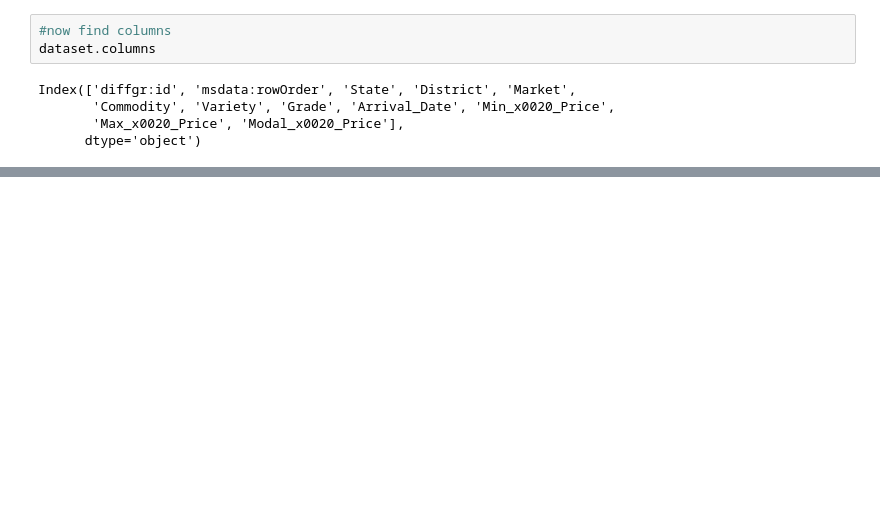
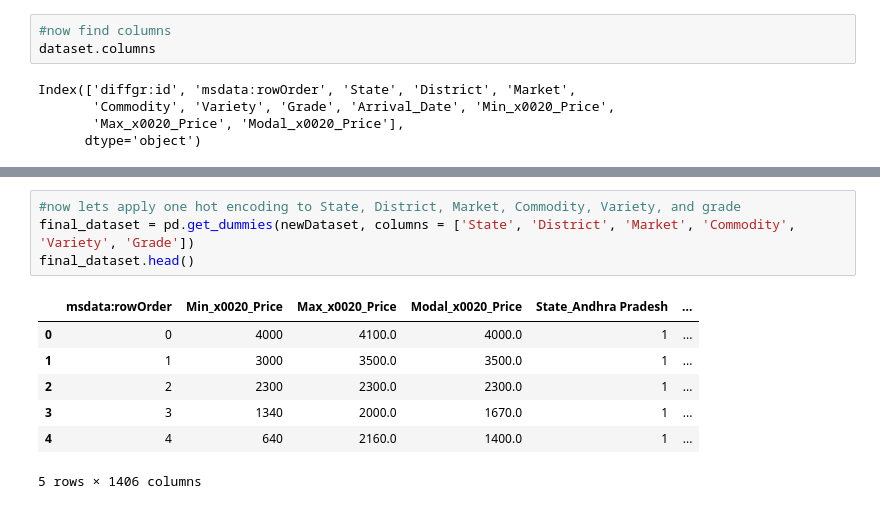
Before and after one commit to arfan64shah/Machine_Learning, a Jupyter notebook: Regression_Car_Prices_Prediction.ipynb, the cells around one changed output, grey strips where cells are left out. Cells and saved outputs as stored; diff of their text form; blank space fills up the shorter version.

```diff
--- a/Regression_Car_Prices_Prediction.ipynb
+++ b/Regression_Car_Prices_Prediction.ipynb
@@ -46,0 +89,12 @@ newDataset =
+# %%
+#now lets apply one hot encoding to State, District, Market, Commodity, Variety, and grade
+final_dataset = pd.get_dummies(newDataset, columns = ['State', 'District', 'Market', 'Commodity', 'Variety', 'Grade'])
+final_dataset.head()
+# %% [output]
+|  | msdata:rowOrder | Min_x0020_Price | Max_x0020_Price | Modal_x0020_Price | State_Andhra Pradesh | ... |
+| 0 | 0 | 4000 | 4100.0 | 4000.0 | 1 | ... |
+| 1 | 1 | 3000 | 3500.0 | 3500.0 | 1 | ... |
+| 2 | 2 | 2300 | 2300.0 | 2300.0 | 1 | ... |
+| 3 | 3 | 1340 | 2000.0 | 1670.0 | 1 | ... |
+| 4 | 4 | 640 | 2160.0 | 1400.0 | 1 | ... |
+5 rows × 1406 columns
```
Also changed, not shown: parts of 27 cells of this notebook.
